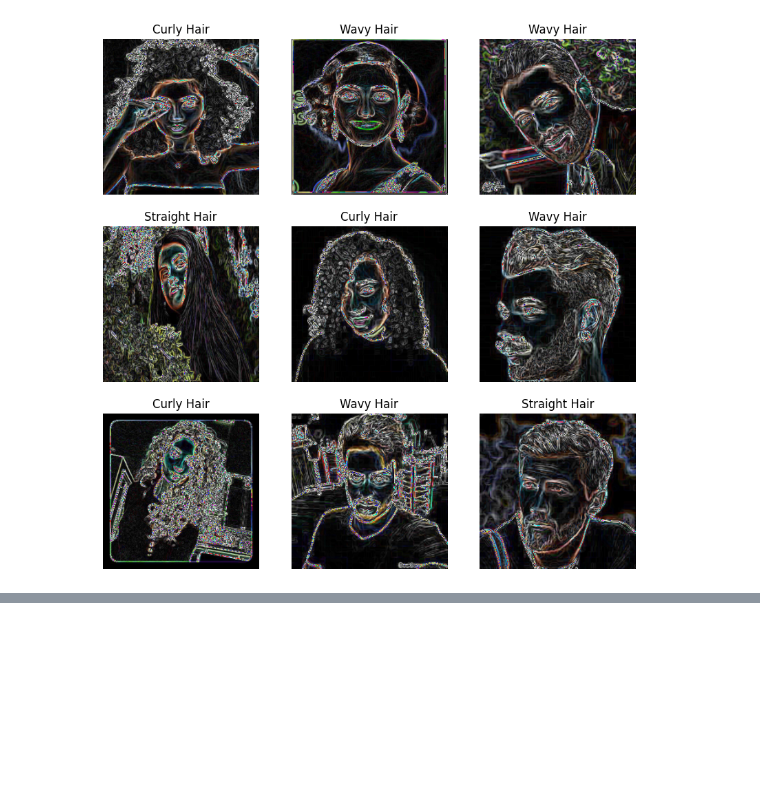
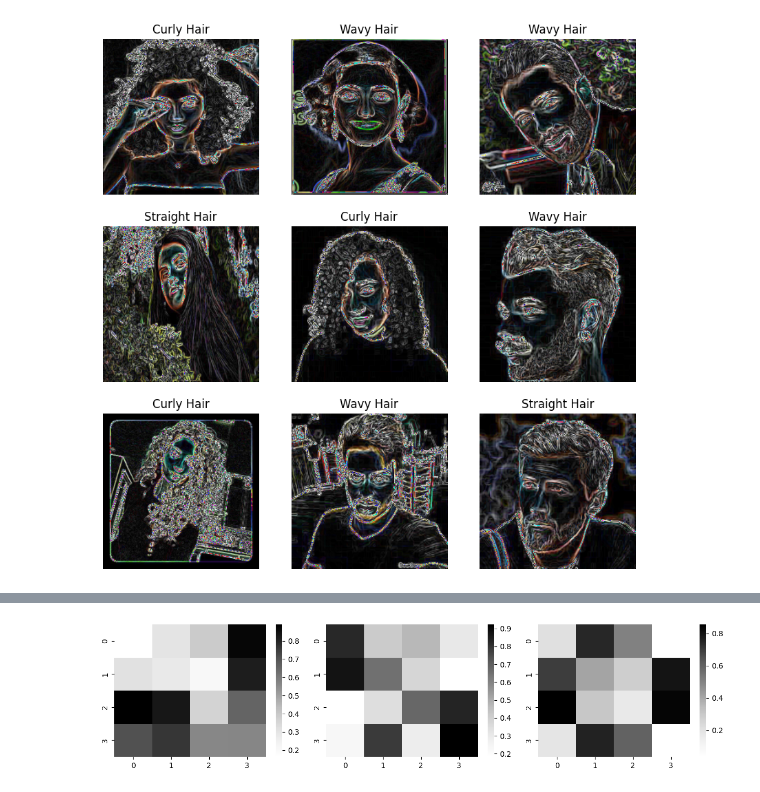
Before and after one commit to JoshuaEntrata/CNN-Hair-Type-Classification, a Jupyter notebook: CNN_Model.ipynb, the cells around one changed output, grey strips where cells are left out. Cells and saved outputs as stored; diff of their text form; code cells hidden in the pictures; blank space fills up the shorter version.

```diff
--- a/CNN_Model.ipynb
+++ b/CNN_Model.ipynb
@@ -330,0 +386,8 @@ This image is 0.33 percent curly hair, 0.04 percent straight hair, and 0.63 perc
+# %%
+w = model.layers[11].get_weights()[0]
+# %%
+w = np.array(w)
+# %%
+w_min, w_max = w.min(), w.max()
+# %%
+w = (w - w_min) / (w_max - w_min)
@@ -330,0 +398,9 @@ This image is 0.33 percent curly hair, 0.04 percent straight hair, and 0.63 perc
+# %%
+fig, axes = plt.subplots(ncols=3, nrows=1, figsize=(12, 3))
+
+for i, ax in enumerate(axes.flat):
+    sns.heatmap(w[:, :, :, 63][:, :, i], ax=ax, cmap='Greys')
+
+fig.tight_layout()
+# %% [output]
+[figure, added]
```
Also changed, not shown: parts of 25 cells of this notebook.
